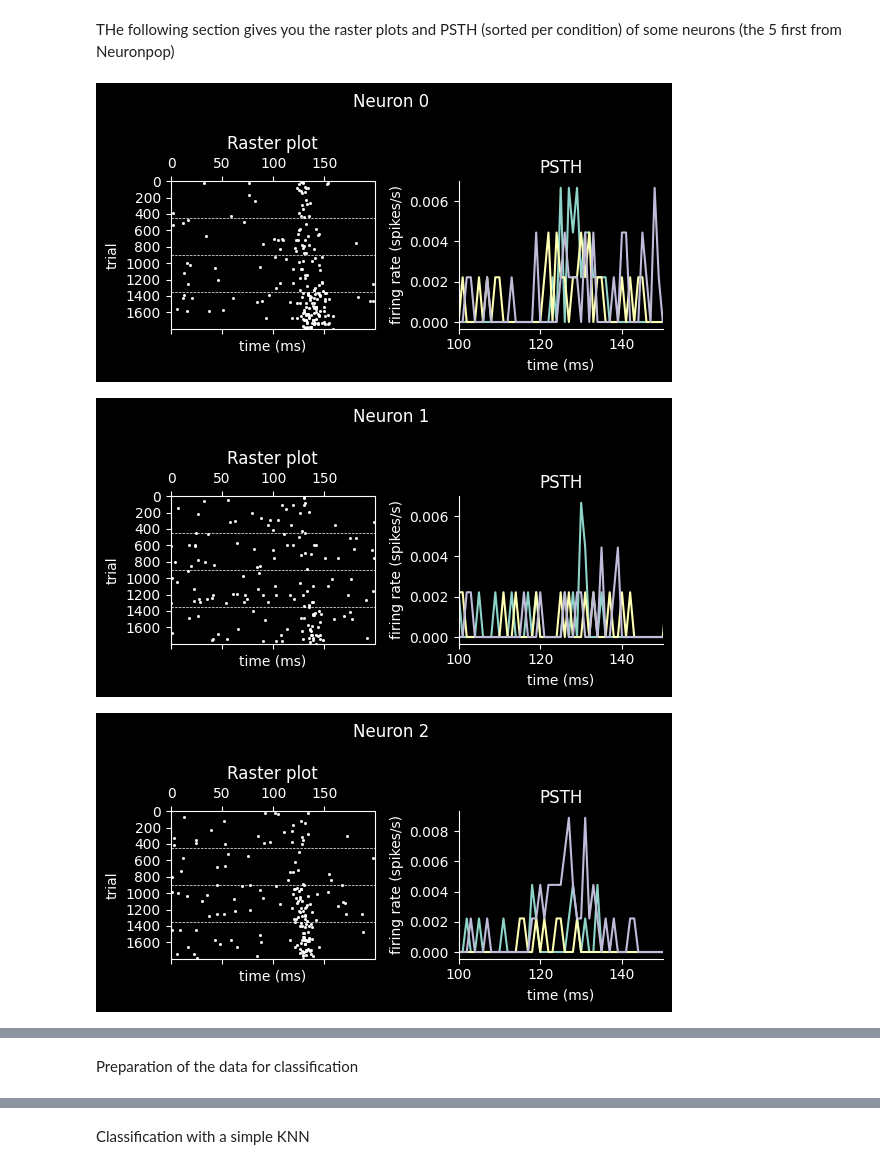
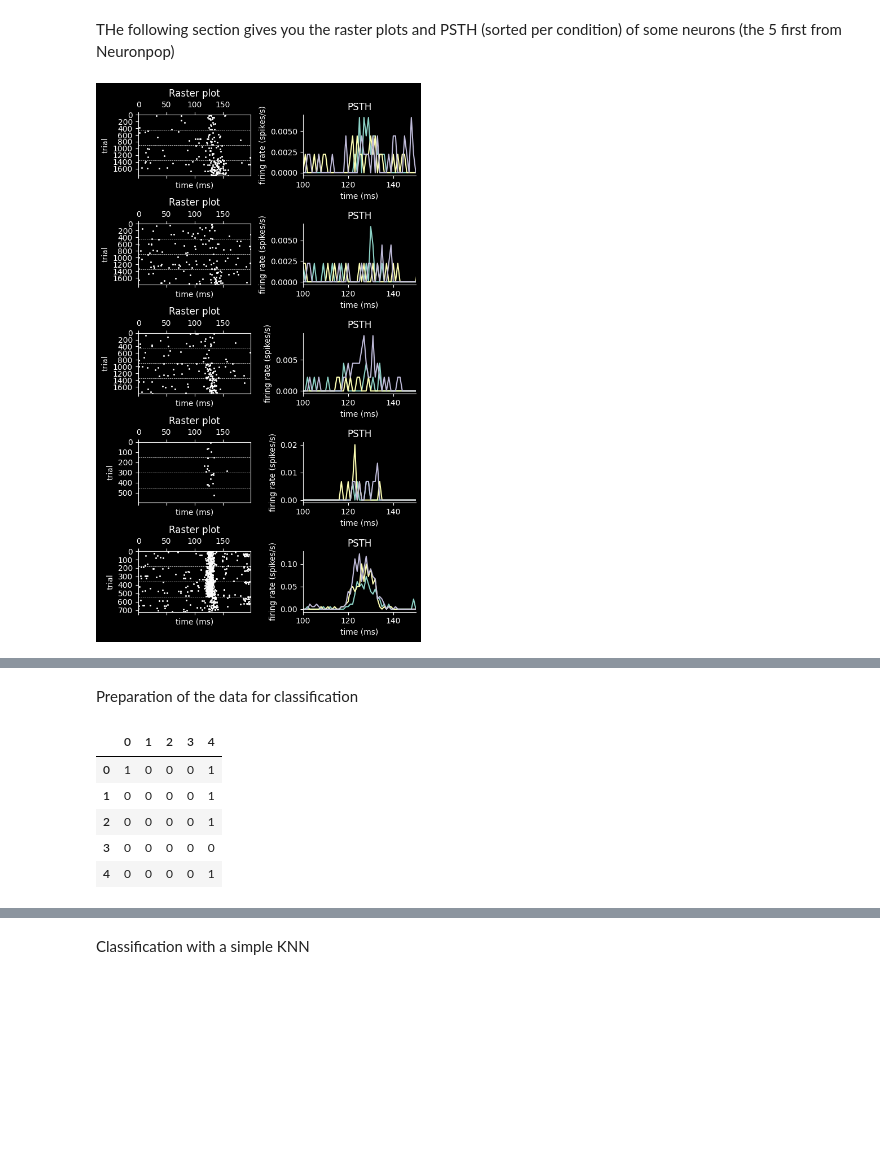
Before and after one commit to nicolascatz/EMN_MLP_NC, a Jupyter notebook: scripts/EMN_NC_TD2_MLP_and_Classification_Real_data.ipynb, the cells around one changed output, grey strips where cells are left out. Cells and saved outputs as stored; diff of their text form; code cells hidden in the pictures; blank space fills up the shorter version.

```diff
--- a/scripts/EMN_NC_TD2_MLP_and_Classification_Real_data.ipynb
+++ b/scripts/EMN_NC_TD2_MLP_and_Classification_Real_data.ipynb
@@ -29,7 +29,7 @@ plt.style.use('dark_background')
 
 # here DEFINE THE PATH TO YOUR DATA
 pathroot = '/media/nicolascatz/4d767acb-7d35-42a5-b630-86a61f8774d0/nicolascatz/DATA/Projets/EMN_MLP_NC/'
-# pathroot = 'D:/DATA/Projet_SPIKE_Cluster_GBJNC/Script_pour_figures/'
+pathroot = 'D:/DATA/Projets/EMN_MLP_NC/'
 
 pathdata = pathroot + '/data'
 pathout= pathroot + '/out'
@@ -69,32 +69,30 @@ The 0 (or 1) indicated for each ms before and after the stimulation, the non-occ
 # %% [markdown]
 THe following section gives you the raster plots and PSTH (sorted per condition) of some neurons (the 5 first from Neuronpop)
 # %%
+ncell=5
+fig, ax = plt.subplots(ncell,2,figsize=(6,2*ncell))
 
-for neuron in range(5):
+for neuron in range(ncell):
 
     sua=Neuronpop[f'arr_{neuron}']
     stim=sua[:,0]
     sua=sua[:,1:]
-    fig, ax = plt.subplots(1,2,figsize=(6,3))
 
-    fig.suptitle(f'Neuron {neuron}')
-    ax[0].spy(sua[:,0:200], markersize=1,aspect='auto')
+    ax[neuron,0].spy(sua[:,0:200], markersize=1,aspect='auto')
     for cond in range(2,6):
-        ax[0].axhline(np.min(np.where(stim==cond)[0]), color='w', ls='--', lw=0.5)
-    ax[0].set_title('Raster plot')
-    ax[0].set_xlabel('time (ms)')
-    ax[0].set_ylabel('trial')
+        ax[neuron,0].axhline(np.min(np.where(stim==cond)[0]), color='w', ls='--', lw=0.5)
+    ax[neuron,0].set_title('Raster plot')
+    ax[neuron,0].set_xlabel('time (ms)')
+    ax[neuron,0].set_ylabel('trial')
     for cond in range(2,5):
-        ax[1].plot(np.mean(sua[stim==cond,:], axis=0) )
-    ax[1].set_title('PSTH')
-    ax[1].set_xlabel('time (ms)')
-    ax[1].set_ylabel('firing rate (spikes/s)')
-    ax[1].spines['top'].set_visible(False)
-    ax[1].spines['right'].set_visible(False)
-    ax[1].set_xlim([100, 150])
-    plt.tight_layout()
-    plt.show()
+        ax[neuron,1].plot(np.mean(sua[stim==cond,:], axis=0) )
+    ax[neuron,1].set_title('PSTH')
+    ax[neuron,1].set_xlabel('time (ms)')
+    ax[neuron,1].set_ylabel('firing rate (spikes/s)')
+    ax[neuron,1].spines['top'].set_visible(False)
+    ax[neuron,1].spines['right'].set_visible(False)
+    ax[neuron,1].set_xlim([100, 150])
+plt.tight_layout()
+plt.show()
 # %% [output]
-[figure, old version]
+[figure, new version]
-[figure, removed]
-[figure, removed]
@@ -108,7 +104,8 @@ mintrial=100
 onset=100
 offset=150
 Unitpop=[]
-for neuron in range(len(Neuronpop)):
+ncell=5 #len(Neuronpop)
+for neuron in range(ncell):
 
     sua=Neuronpop[f'arr_{neuron}']
 
@@ -129,3 +126,12 @@ StimTarget=Unit[:,0]
 StimTarget=np.reshape(StimTarget, (400,1))
 Unitpop=np.transpose(Unitpop)
 #os.chdir('D:/DATA/Projet_SPIKE_Cluster_GBJNC/Script_pour_figures/')
+Unitpop_df=pd.DataFrame(Unitpop)
+Unitpop_df.head()
+# %% [output]
+|  | 0 | 1 | 2 | 3 | 4 |
+| 0 | 1 | 0 | 0 | 0 | 1 |
+| 1 | 0 | 0 | 0 | 0 | 1 |
+| 2 | 0 | 0 | 0 | 0 | 1 |
+| 3 | 0 | 0 | 0 | 0 | 0 |
+| 4 | 0 | 0 | 0 | 0 | 1 |
```
Also changed, not shown: parts of 7 cells of this notebook, 1 other file.
